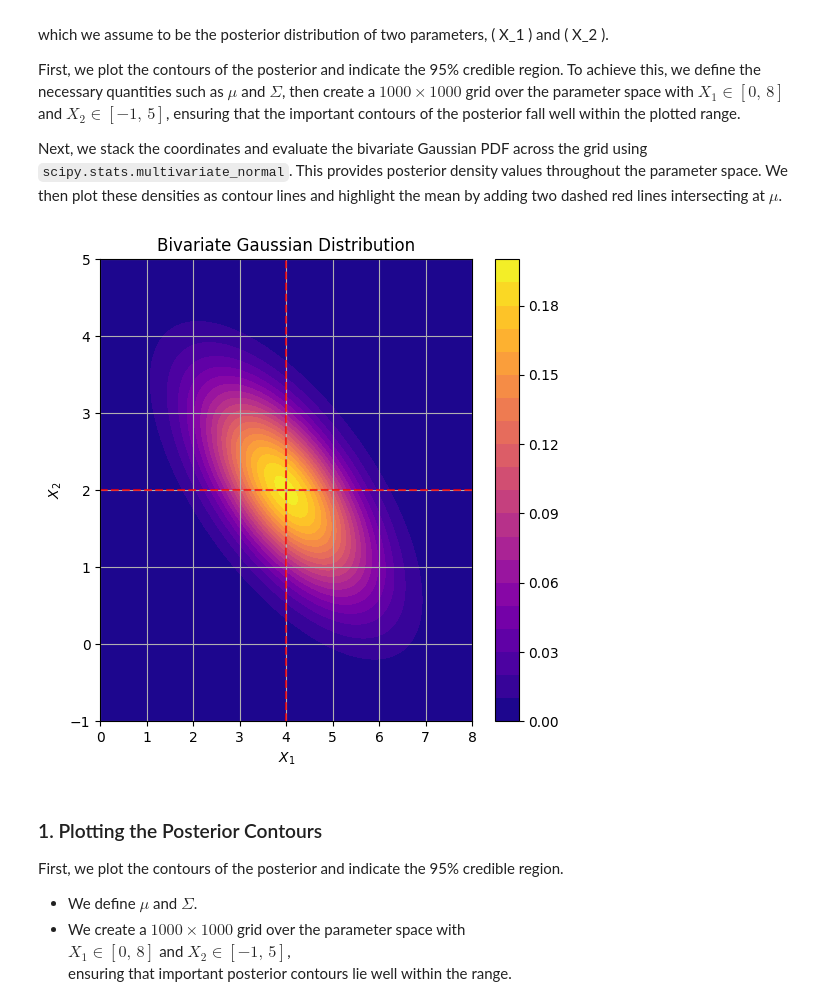
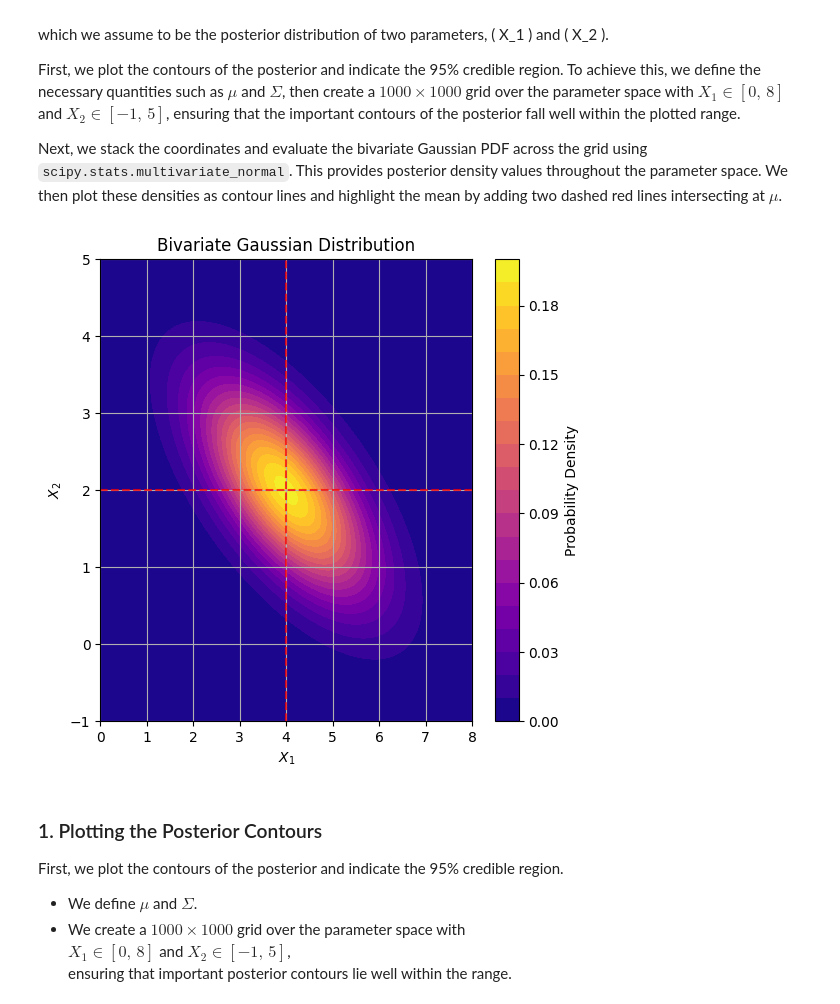
Before and after one commit to MrNico01/Portfolio, a Jupyter notebook: Astrostatistics Homework.ipynb, the cells around one changed output. Cells and saved outputs as stored; diff of their text form; code cells hidden in the pictures.

```diff
--- a/Astrostatistics Homework.ipynb
+++ b/Astrostatistics Homework.ipynb
@@ -27,27 +27,27 @@ cov = np.array([[1.44, -0.702],
 # %%
 # Creating the grid to plot the bivariate gaussian
 x1 = np.linspace(0, 8, 1000)
 x2 = np.linspace(-1, 5, 1000)
 X1, X2 = np.meshgrid(x1, x2)
 pos = np.dstack((X1, X2))
 
 # Computing the distribution
 mvg=stat.multivariate_normal(mean=mu, cov=cov)
 Z=mvg.pdf(pos)
 
 # Plotting it and showing the position of the mean value
 plt.figure(figsize=(6,6))
 plt.contourf(X1, X2, Z, levels=20, cmap='plasma')
-plt.colorbar()
+plt.colorbar(label='Probability Density')
 plt.title('Bivariate Gaussian Distribution')
 plt.xlabel("$X_1$")
 plt.ylabel("$X_2$")
 plt.axhline(mu[1], color="red", linestyle="--", alpha=0.75)
 plt.axvline(mu[0], color="red", linestyle="--", alpha=0.75)
 plt.grid()
 plt.show()
 # %% [output]
-[figure, old version]
+[figure, new version]
 # %% [markdown]
 ### 1. Plotting the Posterior Contours
 
```
Also changed, not shown: parts of 3 cells of this notebook.
